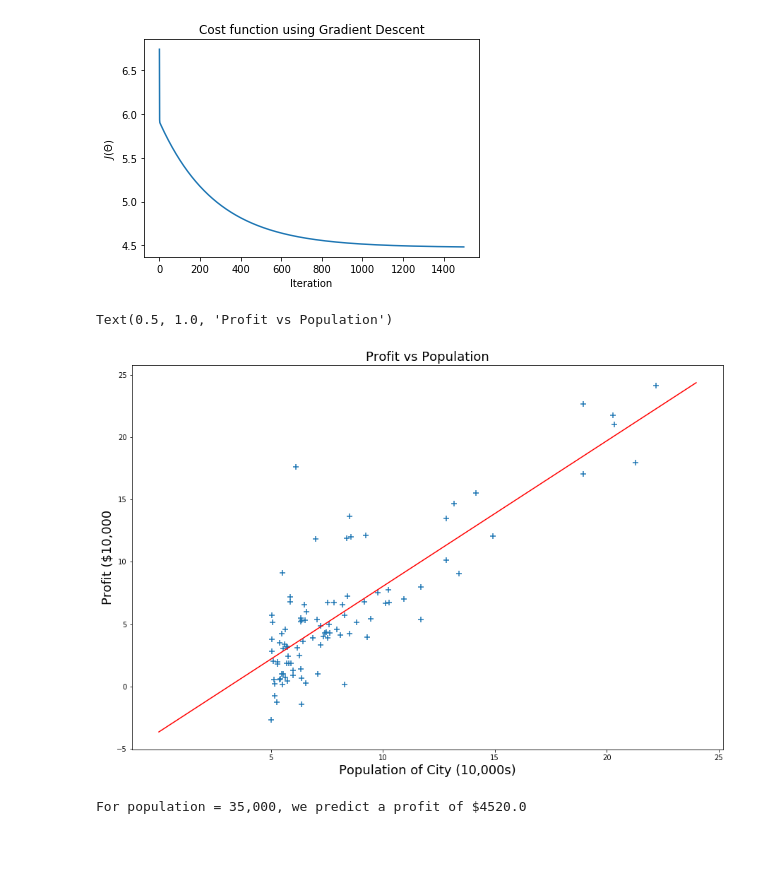
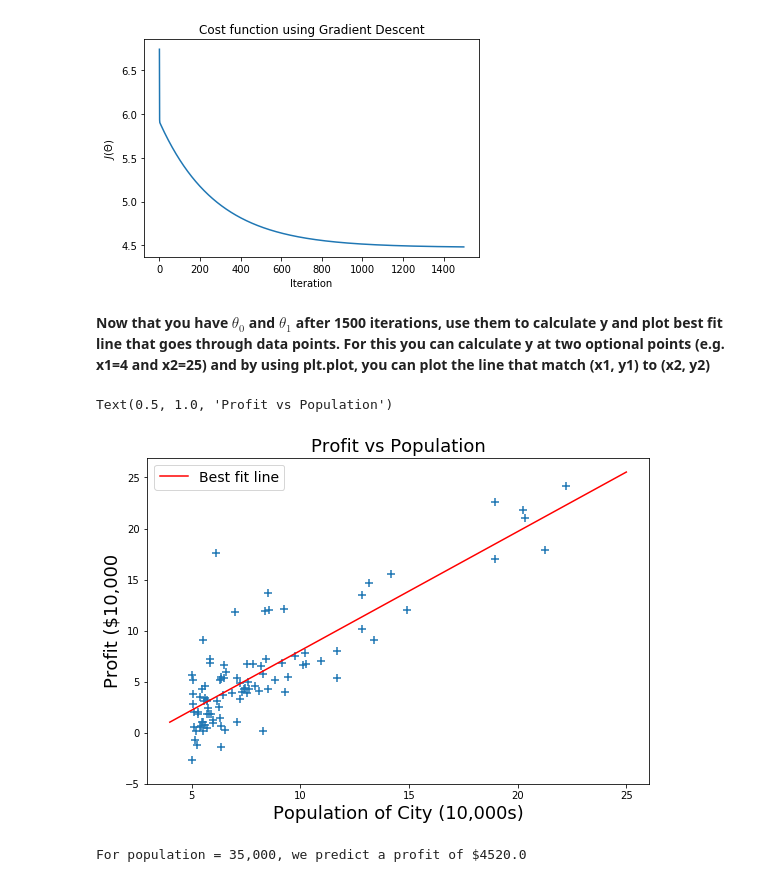
Before and after one commit to mzhoolideh/Intro_To_ML, a Jupyter notebook: hm1.ipynb, the cells around one changed output. Saved outputs shown, nothing was run; the diff lists cells and outputs as text; code cells hidden in the pictures; blank space fills up the shorter version.

Commit message:
Best fit line plotted

```diff
--- a/hm1.ipynb
+++ b/hm1.ipynb
@@ -168,20 +168,23 @@ plt.title("Cost function using Gradient Descent")
 # %% [output]
 Text(0.5, 1.0, 'Cost function using Gradient Descent')
 [figure]
+# %% [markdown]
+**Now that you have $\theta_0$ and $\theta_1$ after 1500 iterations, use them to calculate y and plot best fit line that goes through data points. For this you can calculate y at two optional points (e.g. x1=4 and x2=25) and by using plt.plot, you can plot the line that match (x1, y1) to (x2, y2)**
 # %%
-plt.figure(figsize=(15,10))
-plt.scatter(data[:,0],data[:,1], marker='+', s=55)
-x_value=[x for x in range(25)]
-y_value=[y*theta[1]+theta[0] for y in x_value]
-plt.plot(x_value,y_value,color="r")
+plt.figure(figsize=(9,6))
+plt.scatter(data[:,0],data[:,1], marker='+', s=75)
+x_value=[4,25]
+y_value=[theta[0] + x*theta[1] for x in x_value]
+plt.plot(x_value,y_value,color="r", label='Best fit line')
 plt.xticks(np.arange(5,30,step=5))
 plt.yticks(np.arange(-5,30,step=5))
 plt.xlabel("Population of City (10,000s)", fontsize=18)
 plt.ylabel("Profit ($10,000", fontsize=18)
+plt.legend(fontsize=14)
 plt.title("Profit vs Population", fontsize=18)
 # %% [output]
 Text(0.5, 1.0, 'Profit vs Population')
-[figure, old version]
+[figure, new version]
 # %%
 def predict(x,theta):
     """
```
